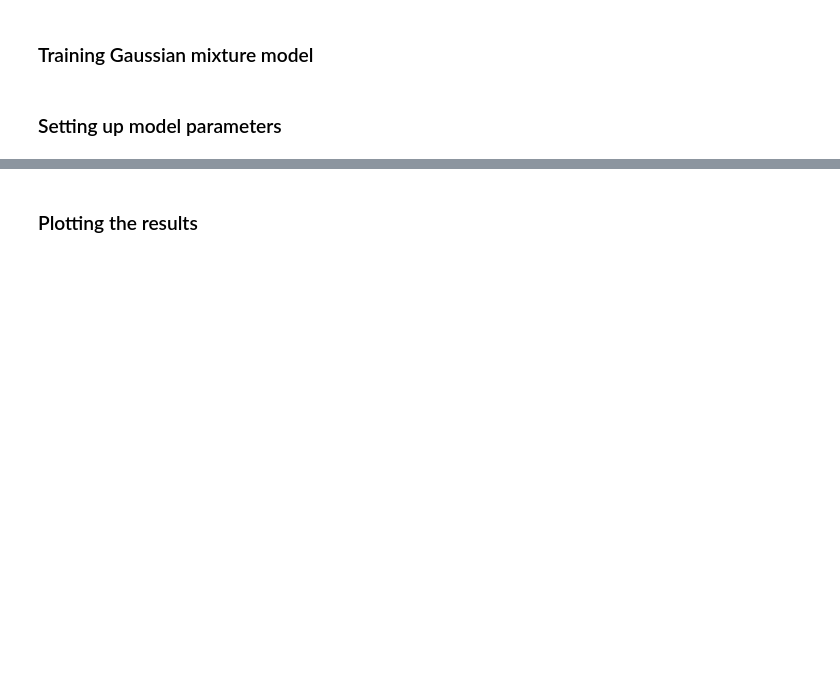
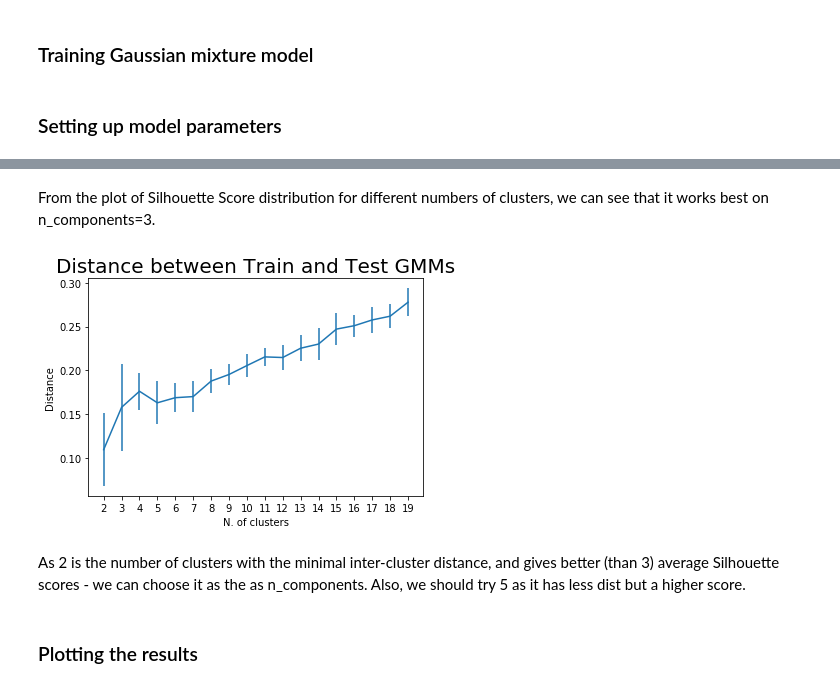
Before and after one commit to LAnastasiia/unsupervised_learning_task, a Jupyter notebook: unsupervised_learning.ipynb, the cells around one changed output, grey strips where cells are left out. Cells and saved outputs as stored; diff of their text form; code cells hidden in the pictures; blank space fills up the shorter version.

```diff
--- a/unsupervised_learning.ipynb
+++ b/unsupervised_learning.ipynb
@@ -356,0 +390,47 @@ y = gm.fit_predict(X)
+# %% [markdown]
+From the plot of Silhouette Score distribution for different numbers of clusters, we can see that it works best on n_components=3.
+# %%
+# Next code from https://github.com/vlavorini/ClusterCardinality/blob/master/Cluster%20Cardinality.ipynb
+
+# Courtesy of https://stackoverflow.com/questions/26079881/kl-divergence-of-two-gmms. Here the difference is that we take the squared root, so it's a proper metric
+
+def gmm_js(gmm_p, gmm_q, n_samples=10**5):
+    X = gmm_p.sample(n_samples)[0]
+    log_p_X = gmm_p.score_samples(X)
+    log_q_X = gmm_q.score_samples(X)
+    log_mix_X = np.logaddexp(log_p_X, log_q_X)
+
+    Y = gmm_q.sample(n_samples)[0]
+    log_p_Y = gmm_p.score_samples(Y)
+    log_q_Y = gmm_q.score_samples(Y)
+    log_mix_Y = np.logaddexp(log_p_Y, log_q_Y)
+
+    return np.sqrt((log_p_X.mean() - (log_mix_X.mean() - np.log(2))
+            + log_q_Y.mean() - (log_mix_Y.mean() - np.log(2))) / 2)
+
+
+iterations=20
+results=[]
+res_sigs=[]
+for n in n_clusters:
+    dist=[]
+
+    for iteration in range(iterations):
+        train, test=train_test_split(X, test_size=0.5)
+
+        gmm_train=GaussianMixture(n, n_init=2).fit(train)
+        gmm_test=GaussianMixture(n, n_init=2).fit(test)
+        dist.append(gmm_js(gmm_train, gmm_test))
+    result=np.mean(np.array(dist))
+    res_sig=np.std(np.array(dist))
+    results.append(result)
+    res_sigs.append(res_sig)
+
+plt.errorbar(n_clusters, results, yerr=res_sigs)
+plt.title("Distance between Train and Test GMMs", fontsize=20)
+plt.xticks(n_clusters)
+plt.xlabel("N. of clusters")
+plt.ylabel("Distance")
+plt.show()
+# %% [output]
+[figure, added]
@@ -357 +442,3 @@ y = gm.fit_predict(X)
+# %% [markdown]
+As 2 is the number of clusters with the minimal inter-cluster distance, and gives better (than 3) average Silhouette scores - we can choose it as the as n_components. Also, we should try 5 as it has less dist but a higher score.
 # %% [markdown]
```
Also changed, not shown: parts of 8 cells of this notebook.
